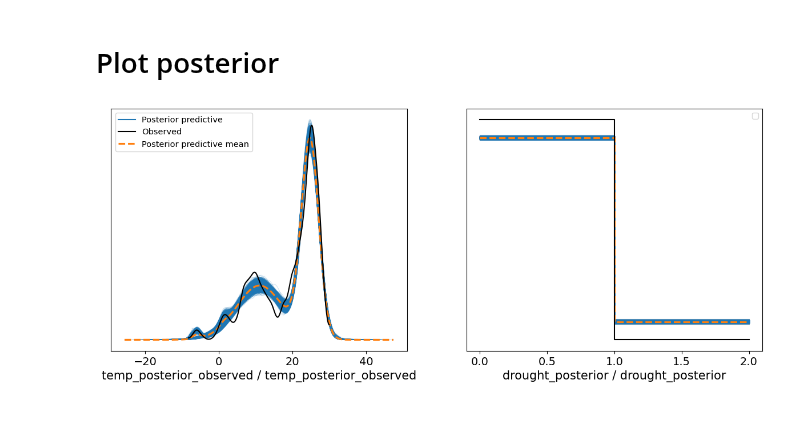
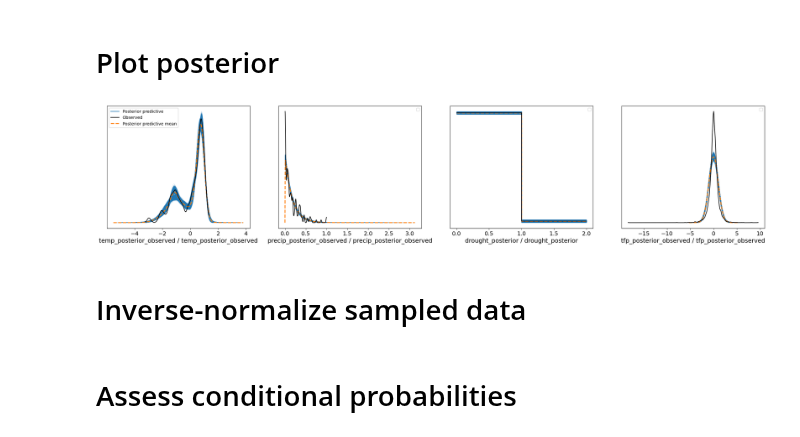
Before and after one commit to greenguy33/environmental-bayesian-modeling, a Jupyter notebook: notebooks/temp_precip_drought_agtfp.ipynb, the cells around one changed output. Drawn from its saved outputs; the diff is of its cells as text; code cells hidden in the pictures.

Commit message:
global and regional models

```diff
--- a/notebooks/temp_precip_drought_agtfp.ipynb
+++ b/notebooks/temp_precip_drought_agtfp.ipynb
@@ -114,19 +30,42 @@ Sampling: [drought_posterior, temp_posterior_observed]
 with pm.Model() as model:
 
     # temperature
-    temp_prior = pm.Normal("temp_prior", 0, 30)
-    temp_std = pm.HalfNormal("temp_std", 30)
-    temp_posterior = pm.Normal("temp_posterior", temp_prior, temp_std, observed=integrated_data["Unweighted_Temp"])
+    temp_mw = pm.Dirichlet("temp_mixture_weights", np.array([1]*3))
+    temp_prior = pm.Normal("temp_prior", 0, 1, shape=(1,3))
+    temp_std = pm.HalfNormal("temp_std", 1, shape=3)
+    temp_posterior = pm.NormalMixture(
+        "temp_posterior",
+        temp_mw,
+        temp_prior,
+        temp_std,
+        observed=normalized_temp
+    )
+
+    # precip
+    precip_prior = pm.HalfNormal("precip_prior", 1)
+    precip_posterior = pm.Exponential("precip_posterior", precip_prior, observed=normalized_precip)
 
     # drought
-    drought_coef_matrix = pm.Normal("drought_likelihood_coefs", np.zeros((len(integrated_data["Drought"]), 2)), 1)
-    drought_likelihood_coefs = pt.reshape(temp_posterior, (len(integrated_data["Drought"]), 1)) * drought_coef_matrix
+    drought_coefs = pm.Normal("drought_coefs", 0, 1, shape=(4,))
+    drought_likelihood_coefs = pm.Deterministic(
+        "drought_likelihood_coefs",
+        pt.transpose(
+            pm.math.stack(
+                [
+                     (drought_coefs[0] * temp_posterior) + (drought_coefs[2] * precip_posterior),
+                     (drought_coefs[1] * np.ones(len(integrated_data["Drought"]))) + (drought_coefs[3] * np.ones(len(integrated_data["Drought"])))
+                ]
+            )
+        )
+    )
     drought_prior = pm.Deterministic("drought_prior", pm.math.softmax(drought_likelihood_coefs, axis=-1))
     drought_posterior = pm.Categorical("drought_posterior", drought_prior, observed=integrated_data["Drought"])
 
     # TFP
     temp_tfp_coef = pm.Normal('temp_tfp_coef',0,10)
     temp_tfp_coef2 = pm.Normal('temp_tfp_coef2',0,10)
+    precip_tfp_coef = pm.Normal("precip_tfp_coef",0,10)
+    precip_tfp_coef2 = pm.Normal("precip_tfp_coef2",0,10)
     drought_tfp_coef = pm.Normal('drought_tfp_coef',0,10)
     tfp_intercept = pm.Normal('tfp_intercept',0,10)
 
@@ -135,15 +74,17 @@ with pm.Model() as model:
         tfp_intercept +
         (temp_tfp_coef * temp_posterior) +
         (temp_tfp_coef2 * pt.sqr(temp_posterior)) +
+        (precip_tfp_coef * precip_posterior) +
+        (precip_tfp_coef2 * pt.sqr(precip_posterior)) +
         (drought_tfp_coef * drought_posterior)
     )
     tfp_std = pm.HalfNormal('tfp_std', sigma=10)
-    tfp_posterior = pm.Normal('tfp_posterior', mu=tfp_prior, sigma=tfp_std, observed=integrated_data["ln_TFP_Change"])
+    tfp_posterior = pm.Normal('tfp_posterior', mu=tfp_prior, sigma=tfp_std, observed=normalized_tfp)
 
     prior = pm.sample_prior_predictive()
     trace = pm.sample()
     posterior = pm.sample_posterior_predictive(trace, extend_inferencedata=True)
 
-with open ('../models/temp_drought_tfp.pkl', 'wb') as buff:
+with open ('../models/temp_precip_drought_tfp_multimodal_and_exponential.pkl', 'wb') as buff:
     pkl.dump ({'prior': prior, 'trace': trace, "posterior": posterior}, buff)
 # %% [output]
@@ -159,7 +102,7 @@ Sampling: [drought_posterior, temp_posterior_observed, tfp_posterior_observed, t
 # %% [markdown]
 # Load model
 # %%
-with open('../models/temp_drought_tfp.pkl', 'rb') as buff:
+with open('../models/temp_precip_drought_tfp_eod.pkl', 'rb') as buff:
     data = pkl.load(buff)
     prior = data["prior"]
     trace = data["trace"]
@@ -167,7 +110,9 @@ with open('../models/temp_drought_tfp.pkl', 'rb') as buff:
 # %% [markdown]
 # Plot posterior
 # %%
-fig = az.plot_ppc(d_posterior).ravel()[0].figure
+fig = az.plot_ppc(posterior).ravel()[0].figure
 fig.show()
 # %% [output]
-[figure, old version]
+[figure, new version]
+# %% [markdown]
+# Inverse-normalize sampled data
@@ -173,0 +124,2 @@ fig.show()
+# %% [markdown]
+# Assess conditional probabilities
```
Also changed, not shown: parts of 25 cells of this notebook, 3 other files.
